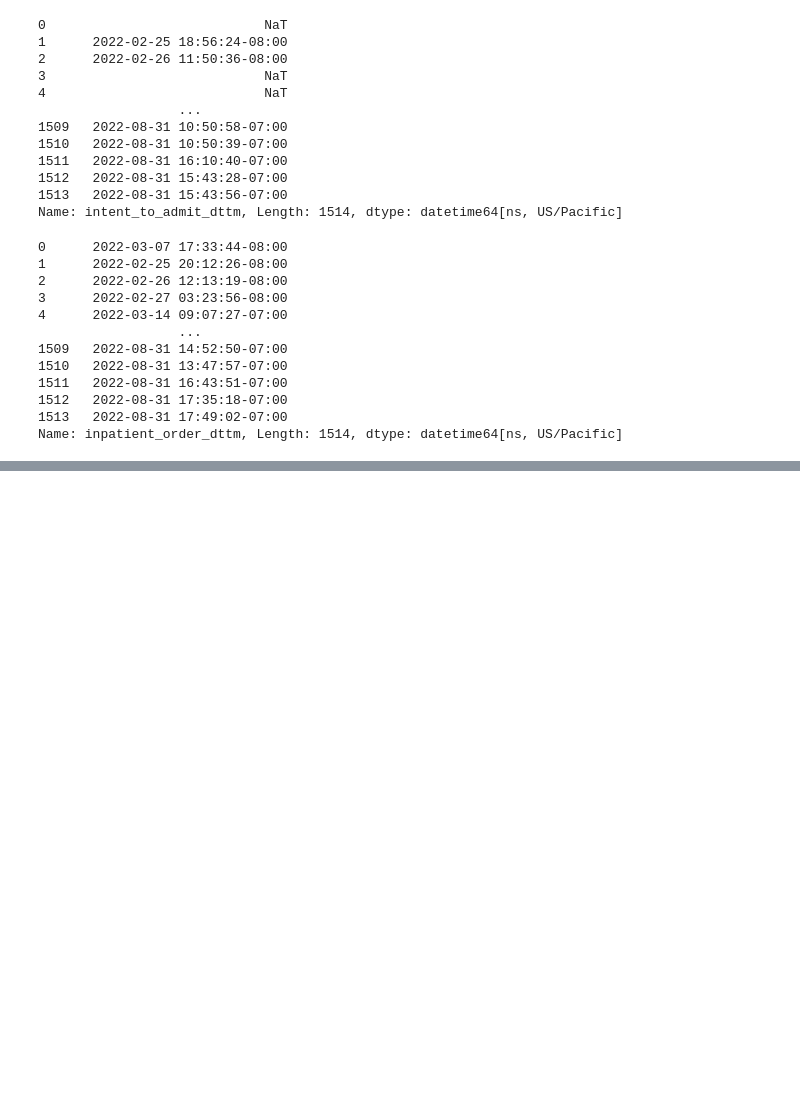
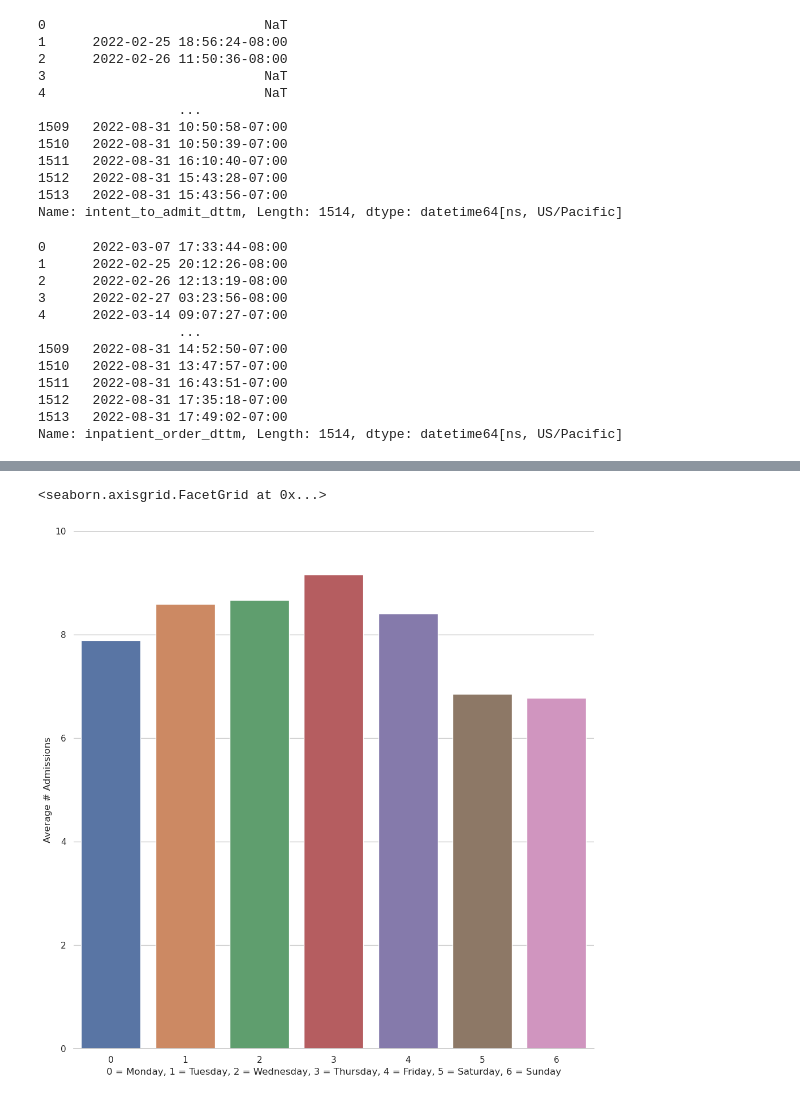
Before and after one commit to kswanjitsu/SMMC_admission, a Jupyter notebook: exploratory_analysis.ipynb, the cells around one changed output, grey strips where cells are left out. Saved outputs shown, nothing was run; the diff lists cells and outputs as text; code cells hidden in the pictures; blank space fills up the shorter version.

```diff
--- a/exploratory_analysis.ipynb
+++ b/exploratory_analysis.ipynb
@@ -149,0 +74,5 @@ Text(0.5, 0, '0:Monday, 1:Tuesday, 2:Wednesday: 3:Thursday, 4:Friday, 5:Saturday
+# %%
+admit_df = pd.DataFrame(index=pd.to_datetime(df['estimated_admission_dttm']))
+admit_df['count_1'] = 1
+admit_df = admit_df.resample('1d').sum()
+admit_df
@@ -149,0 +94,4 @@ Text(0.5, 0, '0:Monday, 1:Tuesday, 2:Wednesday: 3:Thursday, 4:Friday, 5:Saturday
+# %%
+admit_df.index = pd.to_datetime(admit_df.index)
+admit_df['dayofweek'] = admit_df.index.dayofweek
+admit_df
@@ -149,0 +113,6 @@ Text(0.5, 0, '0:Monday, 1:Tuesday, 2:Wednesday: 3:Thursday, 4:Friday, 5:Saturday
+# %%
+admit_df = admit_df.groupby(['dayofweek']).mean()
+admit_df
+# %%
+admit_df.reset_index(inplace=True)
+admit_df
@@ -149,0 +128,10 @@ Text(0.5, 0, '0:Monday, 1:Tuesday, 2:Wednesday: 3:Thursday, 4:Friday, 5:Saturday
+# %%
+import seaborn as sns
+sns.set_theme(style="whitegrid")
+plotted = sns.catplot(data=admit_df, x="dayofweek", y="count_1", kind="bar", errorbar="sd", height=10)
+plotted.set(ylim=(0, 10))
+plotted.despine(left=True)
+plotted.set_axis_labels('0 = Monday, 1 = Tuesday, 2 = Wednesday, 3 = Thursday, 4 = Friday, 5 = Saturday, 6 = Sunday', "Average # Admissions")
+# %% [output]
+<seaborn.axisgrid.FacetGrid at 0x...>
+[figure, added]
```
Also changed, not shown: parts of 10 cells of this notebook, 2 other files.
